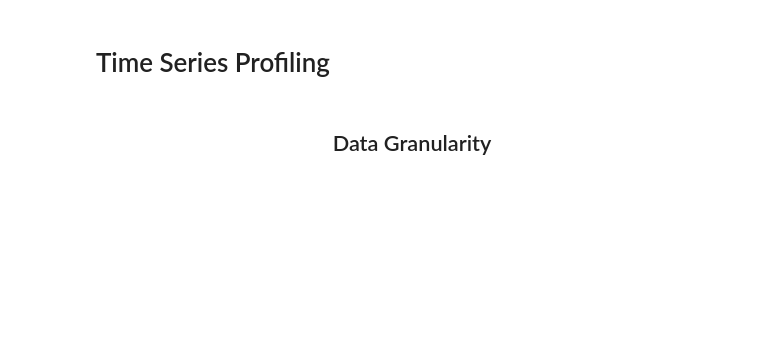
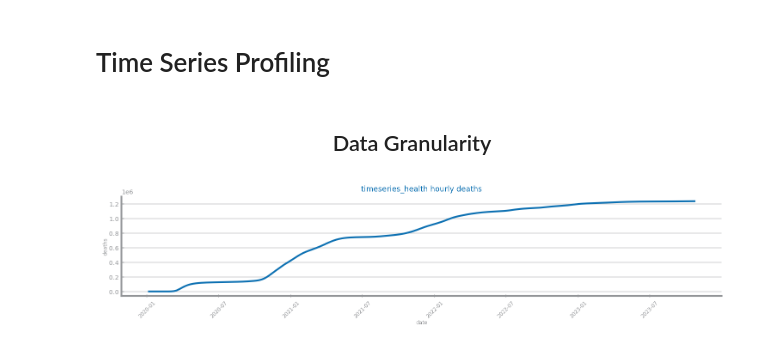
Before and after one commit to DaviGiordano/data-science-course-project, a Jupyter notebook: ipynb_files/Time Series/Analysis/Lab412_ts_granularity.ipynb, the cells around one changed output. Cells and saved outputs as stored; diff of their text form; code cells hidden in the pictures; blank space fills up the shorter version.

```diff
--- a/ipynb_files/Time Series/Analysis/Lab412_ts_granularity.ipynb
+++ b/ipynb_files/Time Series/Analysis/Lab412_ts_granularity.ipynb
@@ -4,30 +4,33 @@
 <h2 align="center">Data Granularity</h2>
 # %%
 from pandas import read_csv, DataFrame, Series
-from matplotlib.pyplot import figure, show
+from matplotlib.pyplot import figure, show, savefig
 from dslabs_functions import plot_line_chart, HEIGHT
 
-file_tag = "ASHRAE"
-target = "meter_reading"
+file_tag = "timeseries_health"
+target = "deaths"
+filepath = "../../../data/forecast_covid_single.csv"
 data: DataFrame = read_csv(
-    "data/time_series/ashrae.csv",
-    index_col="timestamp",
+    filepath,
+    index_col="date",
     sep=",",
     decimal=".",
     parse_dates=True,
     infer_datetime_format=True,
 )
 series: Series = data[target]
 
 figure(figsize=(3 * HEIGHT, HEIGHT / 2))
 plot_line_chart(
     series.index.to_list(),
     series.to_list(),
     xlabel=series.index.name,
     ylabel=target,
     title=f"{file_tag} hourly {target}",
 )
 show()
+# %% [output]
+[figure, added]
 # %%
 from pandas import Index, Period
 
```
Also changed, not shown: parts of 6 cells of this notebook, 12 other files.
